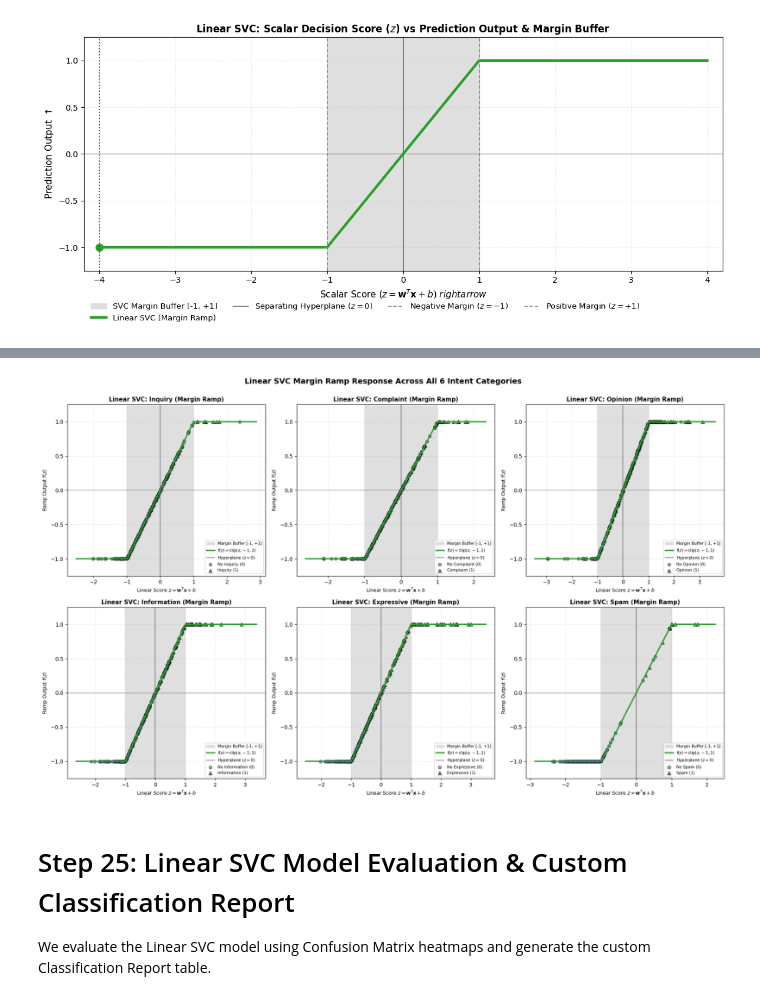
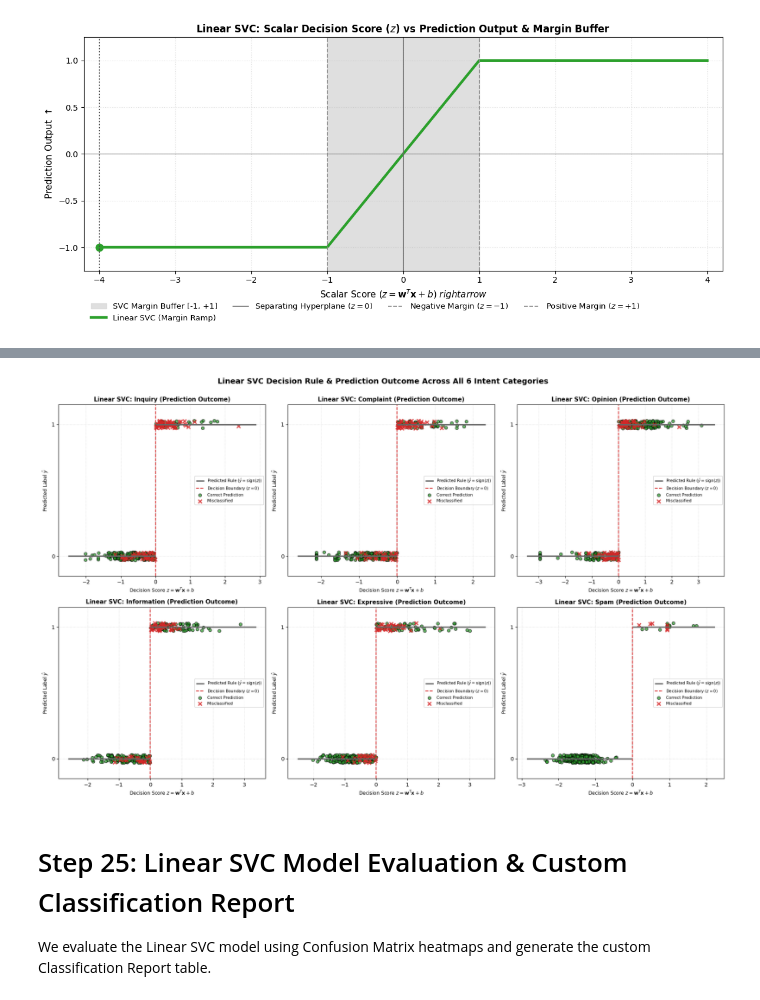
Before and after one commit to wjnotl/online-forum-communicative-intent-classification, a Jupyter notebook: intent classification.ipynb, the cells around one changed output, grey strips where cells are left out. Drawn from its saved outputs; the diff is of its cells as text; code cells hidden in the pictures.

Commit message:
linear svc graph changes

```diff
--- a/intent classification.ipynb
+++ b/intent classification.ipynb
@@ -2164,46 +2168,51 @@ Plots each label's SVC decision scores against the margin ramp function, showing
 # %%
-# Linear SVC Margin Ramp Function per Intent Category (All 6 Labels)
+# Linear SVC Decision Rule (sign function) & Prediction Outcome per Intent Category (All 6 Labels)
 fig, axes = plt.subplots(2, 3, figsize=(18, 11))
 axes = axes.ravel()
 
+# Sample test posts for clean, uncluttered visual display
 sample_size = min(300, X_test_tfidf.shape[0])
 sample_idx = np.random.RandomState(42).choice(X_test_tfidf.shape[0], size=sample_size, replace=False)
 X_test_sample = X_test_tfidf[sample_idx]
 
 for i, label in enumerate(target_cols):
-    z_scores = svc_model.estimators_[i].decision_function(X_test_sample)
+    estimator = svc_model.estimators_[i]
+
+    # Actual decision score and actual predicted label (what the model really outputs)
+    z_scores = estimator.decision_function(X_test_sample)
+    y_pred_sample = estimator.predict(X_test_sample)
     y_true_sample = y_test[label].iloc[sample_idx].values
 
+    correct_mask = (y_pred_sample == y_true_sample)
+    incorrect_mask = ~correct_mask
+
+    # Draw the step-function decision rule: predict 0 for z<0, predict 1 for z>=0
     z_min, z_max = min(z_scores.min() - 0.5, -1.5), max(z_scores.max() + 0.5, 1.5)
-    z_line = np.linspace(z_min, z_max, 300)
-    f_line = np.clip(z_line, -1.0, 1.0)
+    axes[i].hlines(0, z_min, 0, color="#666666", linewidth=2.5, label=r"Predicted Rule ($\hat{y}=\mathrm{sign}(z)$)")
+    axes[i].hlines(1, 0, z_max, color="#666666", linewidth=2.5)
+    axes[i].vlines(0, 0, 1, color="#666666", linewidth=1.2, linestyle=":")
+    axes[i].axvline(0.0, color="#d62728", linestyle="--", linewidth=1.5, label="Decision Boundary ($z=0$)")
 
-    axes[i].axvspan(-1, 1, color='#dcdcdc', alpha=0.9, label='Margin Buffer [-1, +1]')
-    axes[i].plot(z_line, f_line, color="#2ca02c", linewidth=2.5, label=r"$f(z) = \mathrm{clip}(z, -1, 1)$")
-    axes[i].axhline(0.0, color="#888888", linestyle="-", linewidth=0.9)
-    axes[i].axvline(0.0, color="#666666", linestyle="-", linewidth=1.1, label="Hyperplane ($z=0$)")
+    # Scatter actual test posts at their PREDICTED outcome, colored by correctness
+    jitter = np.random.RandomState(42).uniform(-0.03, 0.03, size=len(z_scores))
+    axes[i].scatter(z_scores[correct_mask], y_pred_sample[correct_mask] + jitter[correct_mask],
+                    color="#2ca02c", alpha=0.7, edgecolors='k', s=32, label="Correct Prediction")
+    axes[i].scatter(z_scores[incorrect_mask], y_pred_sample[incorrect_mask] + jitter[incorrect_mask],
+                    color="#d62728", alpha=0.85, edgecolors='k', s=45, marker='x', linewidths=2, label="Misclassified")
 
-    neg_mask = (y_true_sample == 0)
-    pos_mask = (y_true_sample == 1)
-    f_scores = np.clip(z_scores, -1.0, 1.0)
-
-    axes[i].scatter(z_scores[neg_mask], f_scores[neg_mask],
-                    color="#4C72B0", alpha=0.6, edgecolors='k', s=30, label=f"No {label} (0)")
-    axes[i].scatter(z_scores[pos_mask], f_scores[pos_mask],
-                    color="#2ca02c", alpha=0.75, edgecolors='k', s=40, marker='^', label=f"{label} (1)")
-
-    axes[i].set_title(f"Linear SVC: {label} (Margin Ramp)", fontsize=11, fontweight='bold')
-    axes[i].set_xlabel(r"Linear Score $z = \mathbf{w}^T \mathbf{x} + b$", fontsize=9)
-    axes[i].set_ylabel(r"Ramp Output $f(z)$", fontsize=9)
-    axes[i].set_ylim(-1.25, 1.25)
-    axes[i].legend(loc="lower right", fontsize=7.5)
+    axes[i].set_title(f"Linear SVC: {label} (Prediction Outcome)", fontsize=11, fontweight='bold')
+    axes[i].set_xlabel(r"Decision Score $z = \mathbf{w}^T \mathbf{x} + b$", fontsize=9)
+    axes[i].set_ylabel(r"Predicted Label $\hat{y}$", fontsize=9)
+    axes[i].set_yticks([0, 1])
+    axes[i].set_ylim(-0.15, 1.15)
+    axes[i].legend(loc="center right", fontsize=7.5)
     axes[i].grid(True, linestyle=":", alpha=0.5)
 
-plt.suptitle("Linear SVC Margin Ramp Response Across All 6 Intent Categories", fontsize=14, fontweight='bold', y=1.00)
+plt.suptitle("Linear SVC Decision Rule & Prediction Outcome Across All 6 Intent Categories", fontsize=14, fontweight='bold', y=1.00)
 plt.tight_layout()
 plt.show()
 # %% [output]
-[figure, old version]
+[figure, new version]
 # %% [markdown]
 # Step 25: Linear SVC Model Evaluation & Custom Classification Report
 We evaluate the Linear SVC model using Confusion Matrix heatmaps and generate the custom Classification Report table.
```
Also changed, not shown: parts of 4 cells of this notebook.
